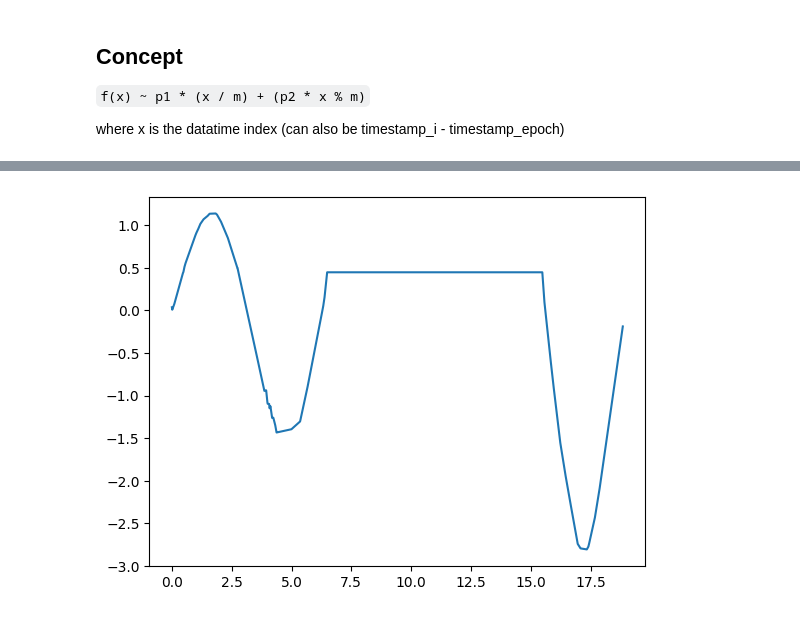
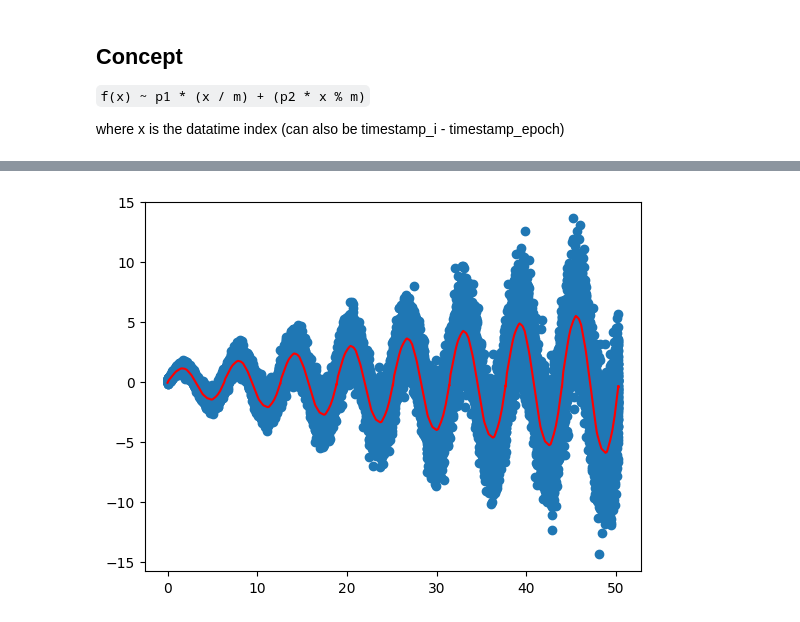
Before and after one commit to bs7280/pytorch-examples, a Jupyter notebook: notebooks/pytorch-exp-cycle-detector.ipynb, the cells around one changed output, grey strips where cells are left out. Cells and saved outputs as stored; diff of their text form; code cells hidden in the pictures.

```diff
--- a/notebooks/pytorch-exp-cycle-detector.ipynb
+++ b/notebooks/pytorch-exp-cycle-detector.ipynb
@@ -118,5 +125,6 @@ class SinCurveFitter(nn.Module):
 # %%
 model = SinCurveFitter().to('cpu')
+model = CycleOptimizer()
 print(model)
 
 
@@ -172,8 +187,12 @@ Epoch [5000/5000], Loss: 1.4170
 # %%
 with torch.no_grad():
     y_pred = model(t_extended)
+    y_pred_trend = model.alpha(t_extended)
-# %%
-plt.plot(t_extended, y_pred)
-plt.show()
-# %% [output]
-[figure, removed]
+# %%
+
+plt.scatter(t_extended, data)
+#plt.plot(t_extended, signal, color='green')
+plt.plot(t_extended, y_pred, color='red')
+plt.show()
+# %% [output]
+[figure, added]
```
Also changed, not shown: parts of 6 cells of this notebook, 1 other file.
